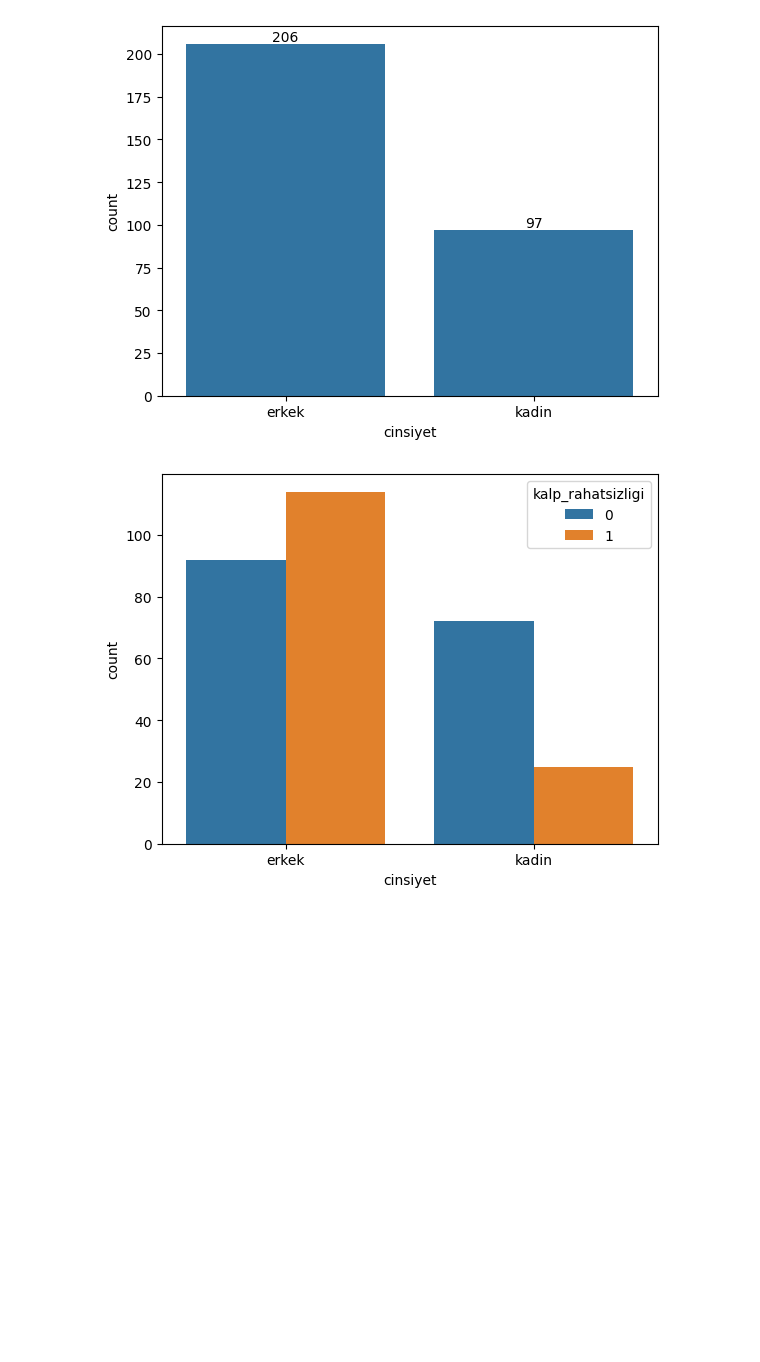
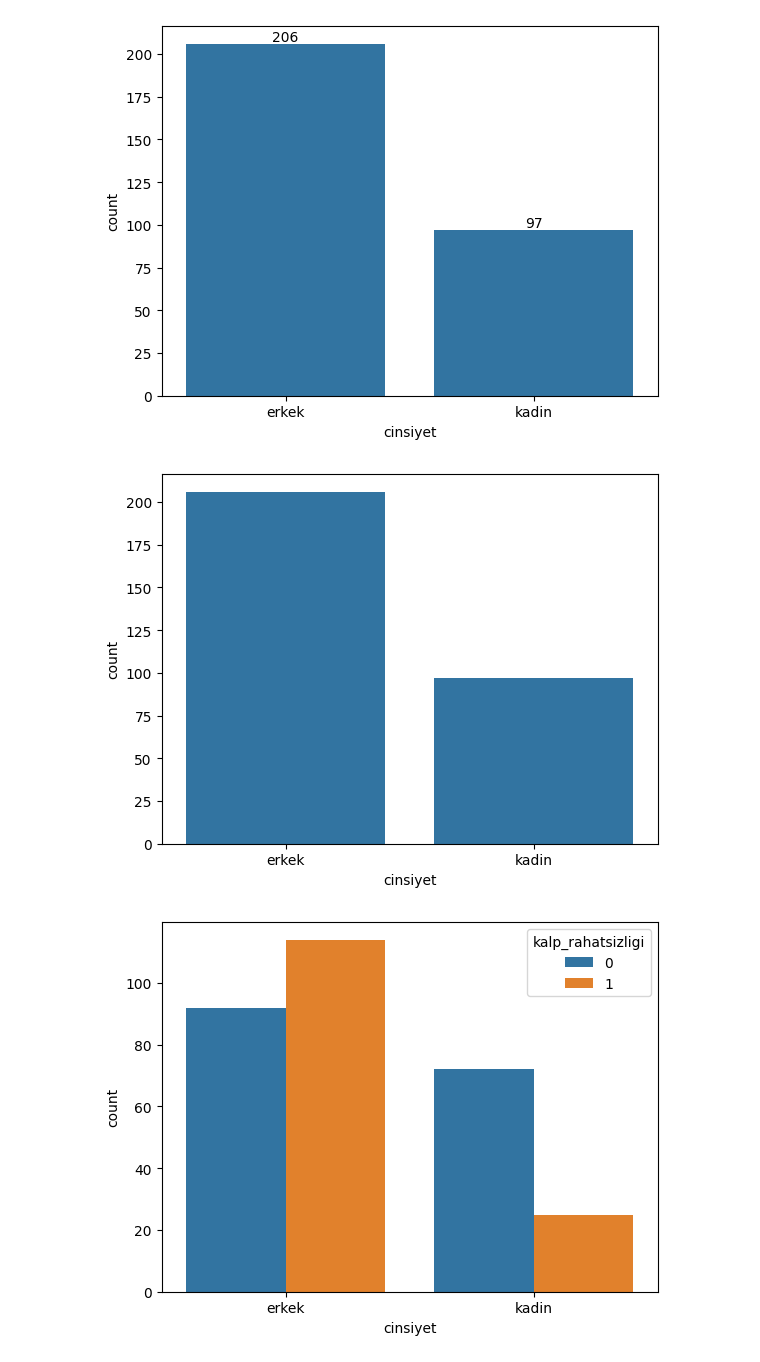
Before and after one commit to serkancam/bilsem23_24, a Jupyter notebook: O1H1_2324/veri_madenciligi/veri_gosellestirme.ipynb, the cells around one changed output. Drawn from its saved outputs; the diff is of its cells as text; code cells hidden in the pictures; blank space fills up the shorter version.

```diff
--- a/O1H1_2324/veri_madenciligi/veri_gosellestirme.ipynb
+++ b/O1H1_2324/veri_madenciligi/veri_gosellestirme.ipynb
@@ -120,6 +114,13 @@ g.bar_label(g.containers[0])
 plt.show()
 # %% [output]
 [figure]
+# %%
+#sütun garfiği kategorik verilerin dağılımı ile graikleri oluşturur.
+sns.countplot(data=veri,x="cinsiyet")
+
+plt.show()
+# %% [output]
+[figure, added]
 # %%
 #sütun grafiği kategorik verilerin dağılımı ile graikleri oluşturur.
 sns.countplot(data=veri,x="cinsiyet",hue="kalp_rahatsizligi")
```
Also changed, not shown: parts of 3 cells of this notebook, 3 other files.
